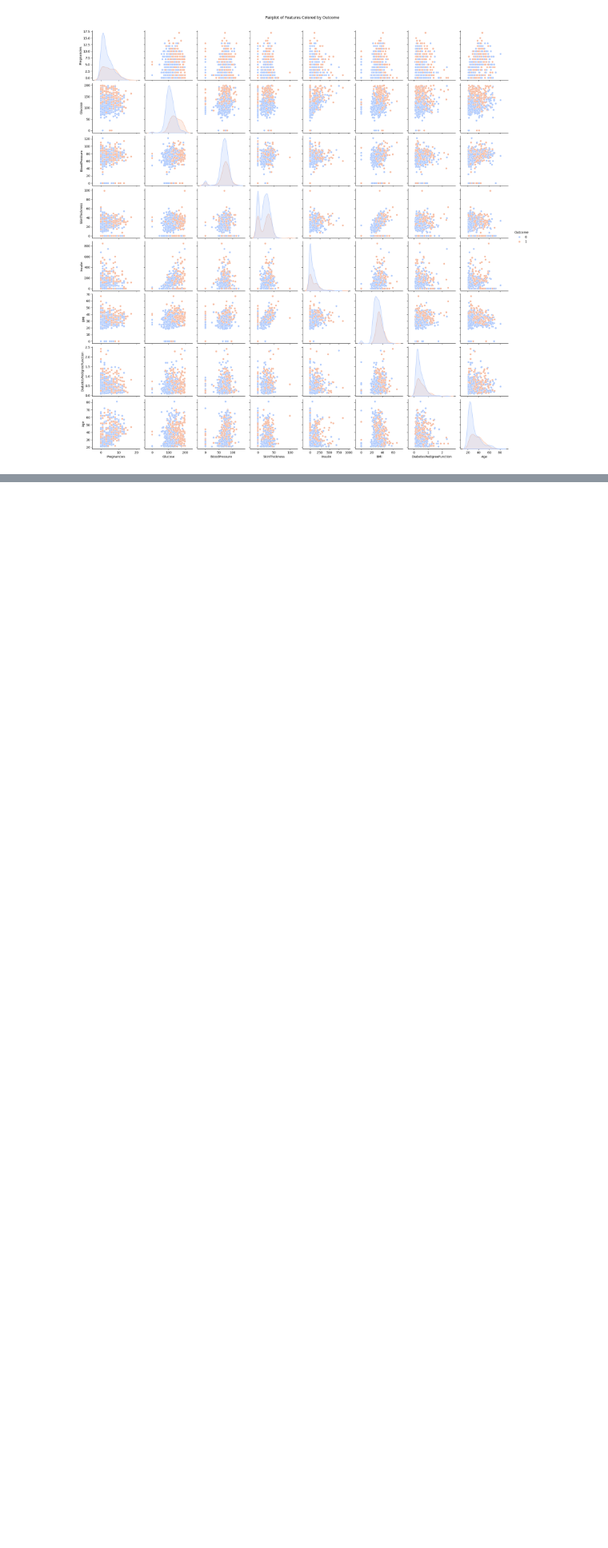
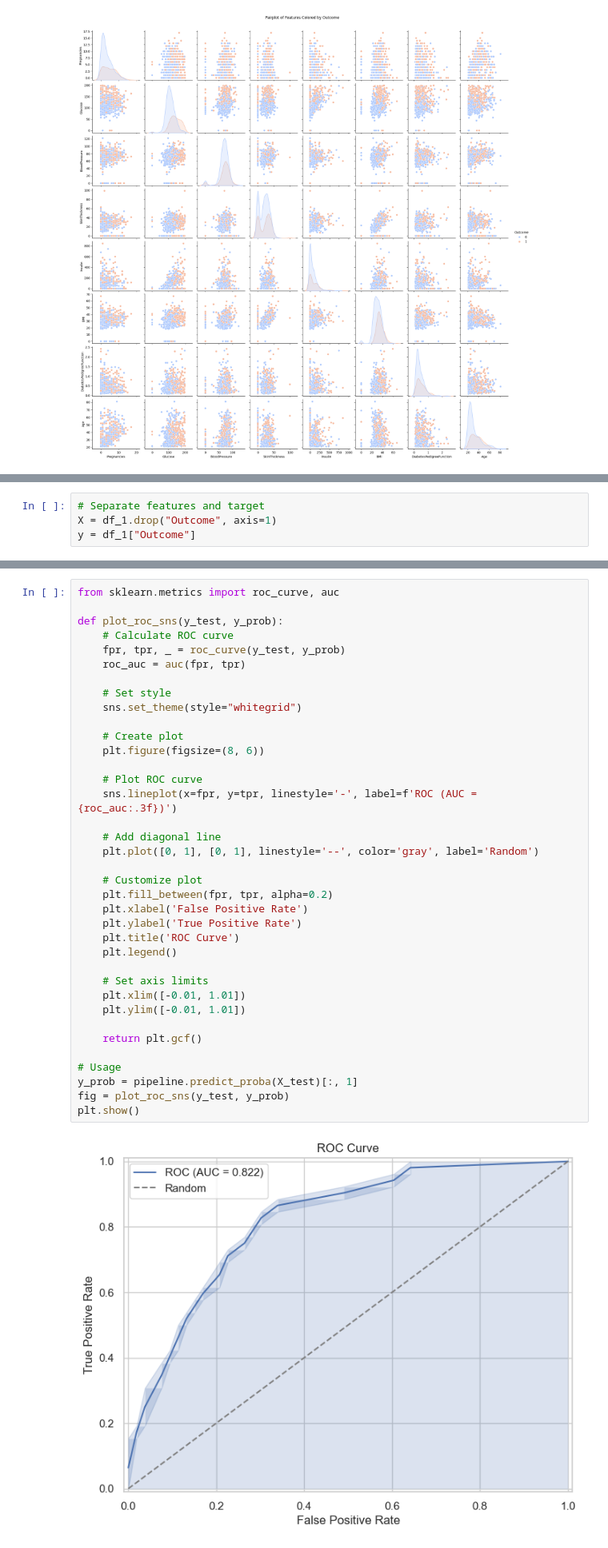
Before and after one commit to Amarnathe/Diabetes-Diagnostic-Predictor, a Jupyter notebook: notebooks/diabetes_classification_pipeline.ipynb, the cells around one changed output, grey strips where cells are left out. Shown at 80% size. Cells and saved outputs as stored; diff of their text form; blank space fills up the shorter version.

```diff
--- a/notebooks/diabetes_classification_pipeline.ipynb
+++ b/notebooks/diabetes_classification_pipeline.ipynb
@@ -176,0 +247,4 @@ From the previous boxplot, it is clear that the primary outliers are from the "I
+# %%
+# Separate features and target
+X = df_1.drop("Outcome", axis=1)
+y = df_1["Outcome"]
@@ -176,0 +337,39 @@ From the previous boxplot, it is clear that the primary outliers are from the "I
+# %%
+from sklearn.metrics import roc_curve, auc
+
+def plot_roc_sns(y_test, y_prob):
+    # Calculate ROC curve
+    fpr, tpr, _ = roc_curve(y_test, y_prob)
+    roc_auc = auc(fpr, tpr)
+
+    # Set style
+    sns.set_theme(style="whitegrid")
+
+    # Create plot
+    plt.figure(figsize=(8, 6))
+
+    # Plot ROC curve
+    sns.lineplot(x=fpr, y=tpr, linestyle='-', label=f'ROC (AUC = {roc_auc:.3f})')
+
+    # Add diagonal line
+    plt.plot([0, 1], [0, 1], linestyle='--', color='gray', label='Random')
+
+    # Customize plot
+    plt.fill_between(fpr, tpr, alpha=0.2)
+    plt.xlabel('False Positive Rate')
+    plt.ylabel('True Positive Rate')
+    plt.title('ROC Curve')
+    plt.legend()
+
+    # Set axis limits
+    plt.xlim([-0.01, 1.01])
+    plt.ylim([-0.01, 1.01])
+
+    return plt.gcf()
+
+# Usage
+y_prob = pipeline.predict_proba(X_test)[:, 1]
+fig = plot_roc_sns(y_test, y_prob)
+plt.show()
+# %% [output]
+[figure, added]
```
Also changed, not shown: parts of 18 cells of this notebook.
